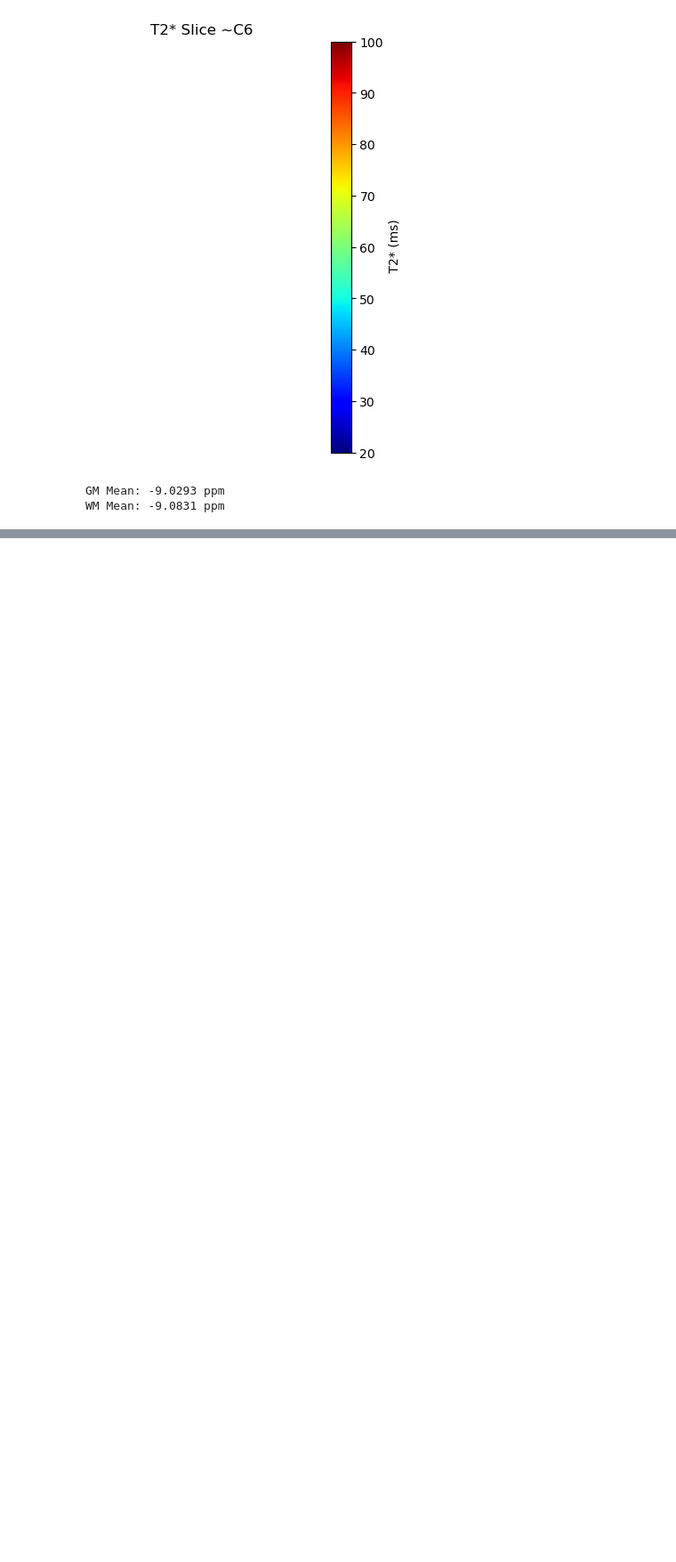
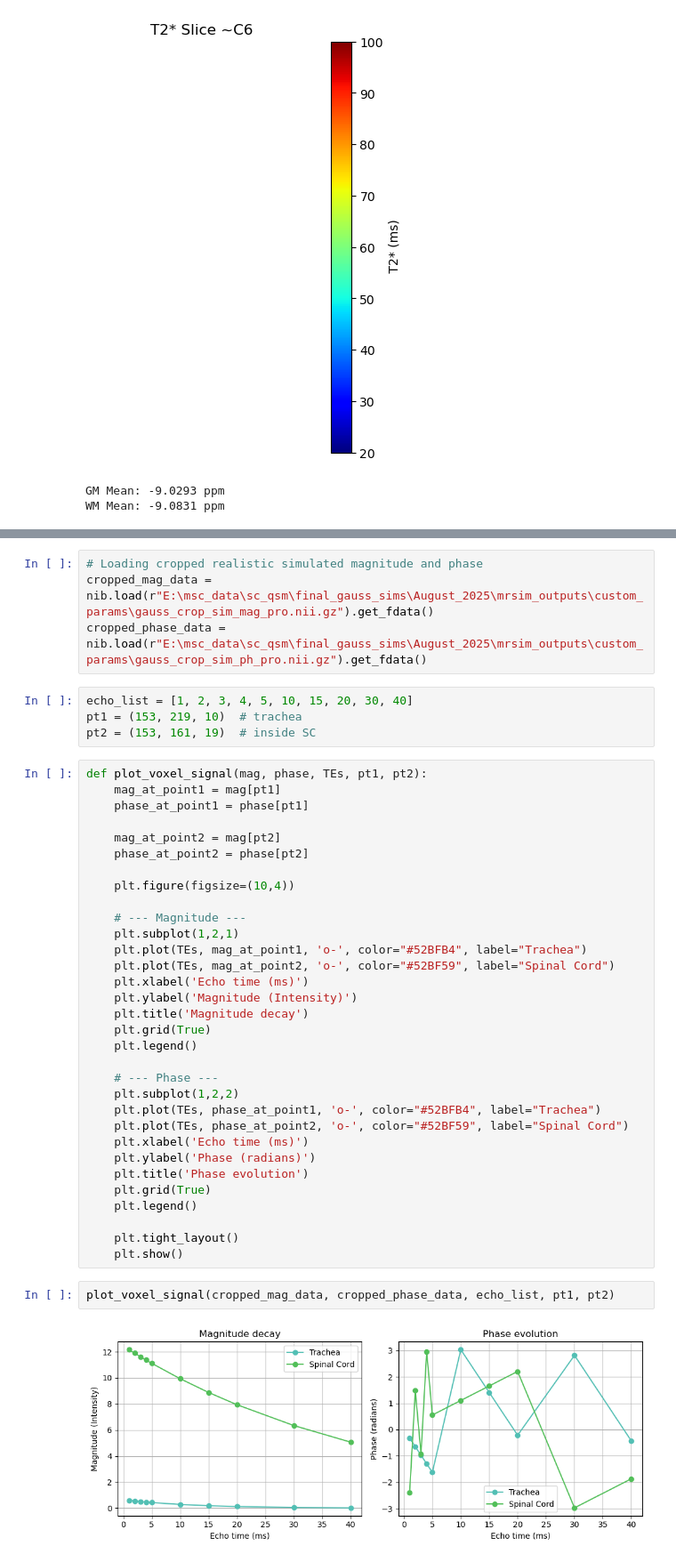
Before and after one commit to sriosq/Image-processing-strategies, a Jupyter notebook: MRsim/show_mrSim_inputs.ipynb, the cells around one changed output, grey strips where cells are left out. Shown: that part at 89% size. Saved outputs shown, nothing was run; the diff lists cells and outputs as text; blank space fills up the shorter version.

```diff
--- a/MRsim/show_mrSim_inputs.ipynb
+++ b/MRsim/show_mrSim_inputs.ipynb
@@ -73,0 +77,44 @@ WM Mean: -9.0831 ppm
+# %%
+# Loading cropped realistic simulated magnitude and phase
+cropped_mag_data = nib.load(r"E:\msc_data\sc_qsm\final_gauss_sims\August_2025\mrsim_outputs\custom_params\gauss_crop_sim_mag_pro.nii.gz").get_fdata()
+cropped_phase_data = nib.load(r"E:\msc_data\sc_qsm\final_gauss_sims\August_2025\mrsim_outputs\custom_params\gauss_crop_sim_ph_pro.nii.gz").get_fdata()
+# %%
+echo_list = [1, 2, 3, 4, 5, 10, 15, 20, 30, 40]
+pt1 = (153, 219, 10)  # trachea
+pt2 = (153, 161, 19)  # inside SC
+# %%
+def plot_voxel_signal(mag, phase, TEs, pt1, pt2):
+    mag_at_point1 = mag[pt1]
+    phase_at_point1 = phase[pt1]
+
+    mag_at_point2 = mag[pt2]
+    phase_at_point2 = phase[pt2]
+
+    plt.figure(figsize=(10,4))
+
+    # --- Magnitude ---
+    plt.subplot(1,2,1)
+    plt.plot(TEs, mag_at_point1, 'o-', color="#52BFB4", label="Trachea")
+    plt.plot(TEs, mag_at_point2, 'o-', color="#52BF59", label="Spinal Cord")
+    plt.xlabel('Echo time (ms)')
+    plt.ylabel('Magnitude (Intensity)')
+    plt.title('Magnitude decay')
+    plt.grid(True)
+    plt.legend()
+
+    # --- Phase ---
+    plt.subplot(1,2,2)
+    plt.plot(TEs, phase_at_point1, 'o-', color="#52BFB4", label="Trachea")
+    plt.plot(TEs, phase_at_point2, 'o-', color="#52BF59", label="Spinal Cord")
+    plt.xlabel('Echo time (ms)')
+    plt.ylabel('Phase (radians)')
+    plt.title('Phase evolution')
+    plt.grid(True)
+    plt.legend()
+
+    plt.tight_layout()
+    plt.show()
+# %%
+plot_voxel_signal(cropped_mag_data, cropped_phase_data, echo_list, pt1, pt2)
+# %% [output]
+[figure, added]
```
Also changed, not shown: parts of 1 cell of this notebook, 26 other files.
